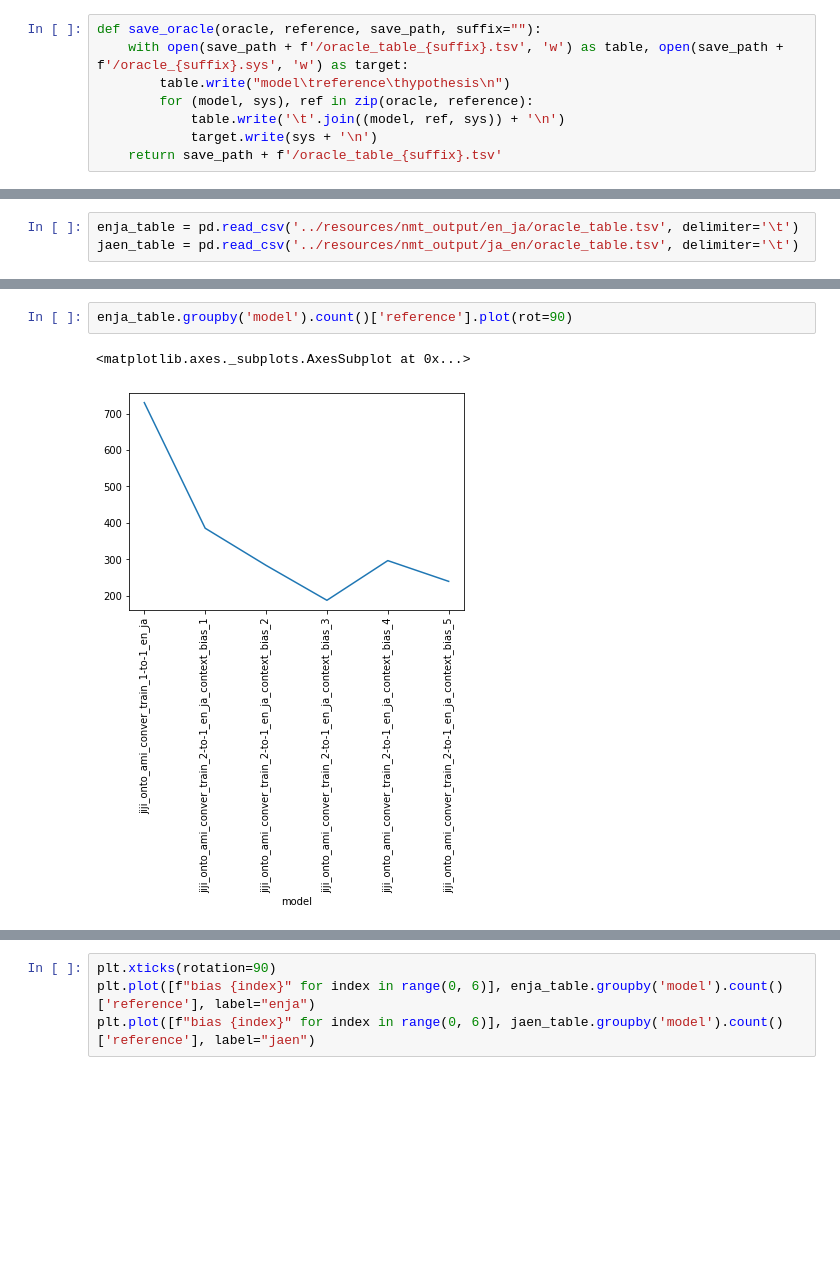
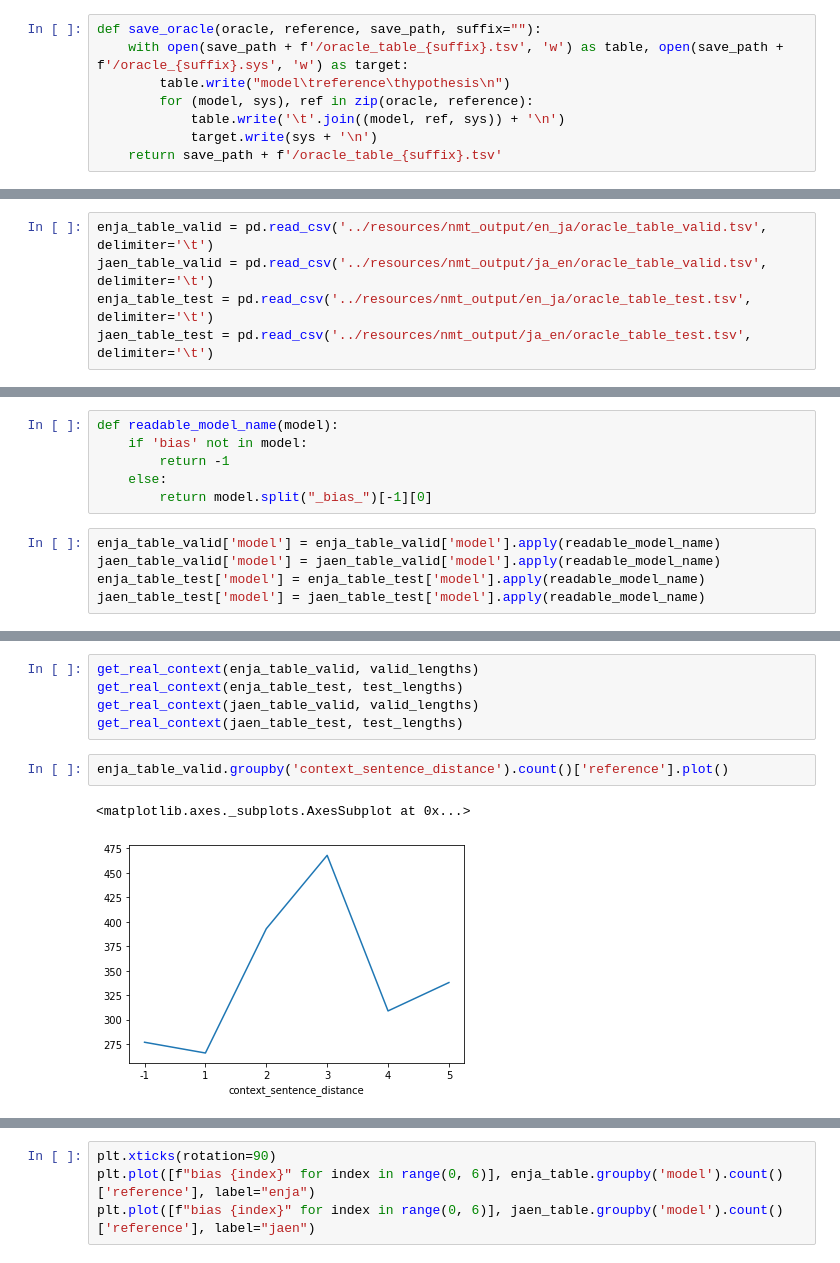
Before and after one commit to jesa7955/context-translation, a Jupyter notebook: notebooks/Oracle.ipynb, the cells around one changed output, grey strips where cells are left out. Drawn from its saved outputs; the diff is of its cells as text; blank space fills up the shorter version.

```diff
--- a/notebooks/Oracle.ipynb
+++ b/notebooks/Oracle.ipynb
@@ -101,3 +117,5 @@ save_oracle(oracle_ja_en, ja_en['reference'], '../resources/nmt_output/ja_en')
 # %%
-enja_table = pd.read_csv('../resources/nmt_output/en_ja/oracle_table.tsv', delimiter='\t')
-jaen_table = pd.read_csv('../resources/nmt_output/ja_en/oracle_table.tsv', delimiter='\t')
+enja_table_valid = pd.read_csv('../resources/nmt_output/en_ja/oracle_table_valid.tsv', delimiter='\t')
+jaen_table_valid = pd.read_csv('../resources/nmt_output/ja_en/oracle_table_valid.tsv', delimiter='\t')
+enja_table_test = pd.read_csv('../resources/nmt_output/en_ja/oracle_table_test.tsv', delimiter='\t')
+jaen_table_test = pd.read_csv('../resources/nmt_output/ja_en/oracle_table_test.tsv', delimiter='\t')
@@ -119,0 +122,11 @@ enja_table
+# %%
+def readable_model_name(model):
+    if 'bias' not in model:
+        return -1
+    else:
+        return model.split("_bias_")[-1][0]
+# %%
+enja_table_valid['model'] = enja_table_valid['model'].apply(readable_model_name)
+jaen_table_valid['model'] = jaen_table_valid['model'].apply(readable_model_name)
+enja_table_test['model'] = enja_table_test['model'].apply(readable_model_name)
+jaen_table_test['model'] = jaen_table_test['model'].apply(readable_model_name)
@@ -120,6 +147,11 @@ enja_table
+# %%
+get_real_context(enja_table_valid, valid_lengths)
+get_real_context(enja_table_test, test_lengths)
+get_real_context(jaen_table_valid, valid_lengths)
+get_real_context(jaen_table_test, test_lengths)
 # %%
-enja_table.groupby('model').count()['reference'].plot(rot=90)
+enja_table_valid.groupby('context_sentence_distance').count()['reference'].plot()
 # %% [output]
 <matplotlib.axes._subplots.AxesSubplot at 0x...>
-[figure, old version]
+[figure, new version]
 # %%
```
Also changed, not shown: parts of 23 cells of this notebook, 2 other files.
